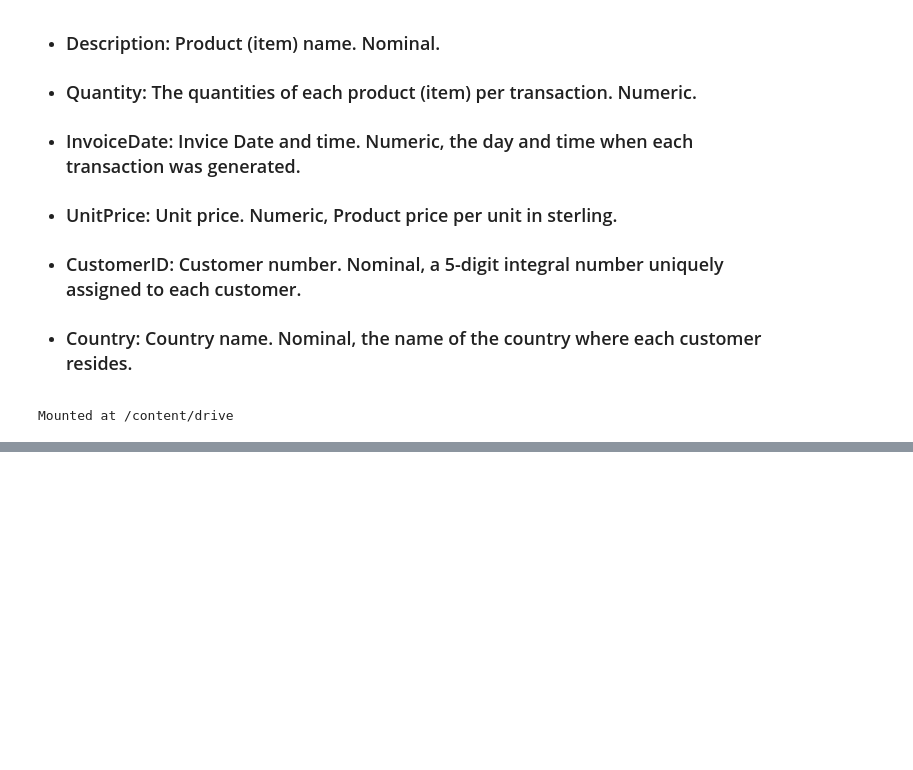
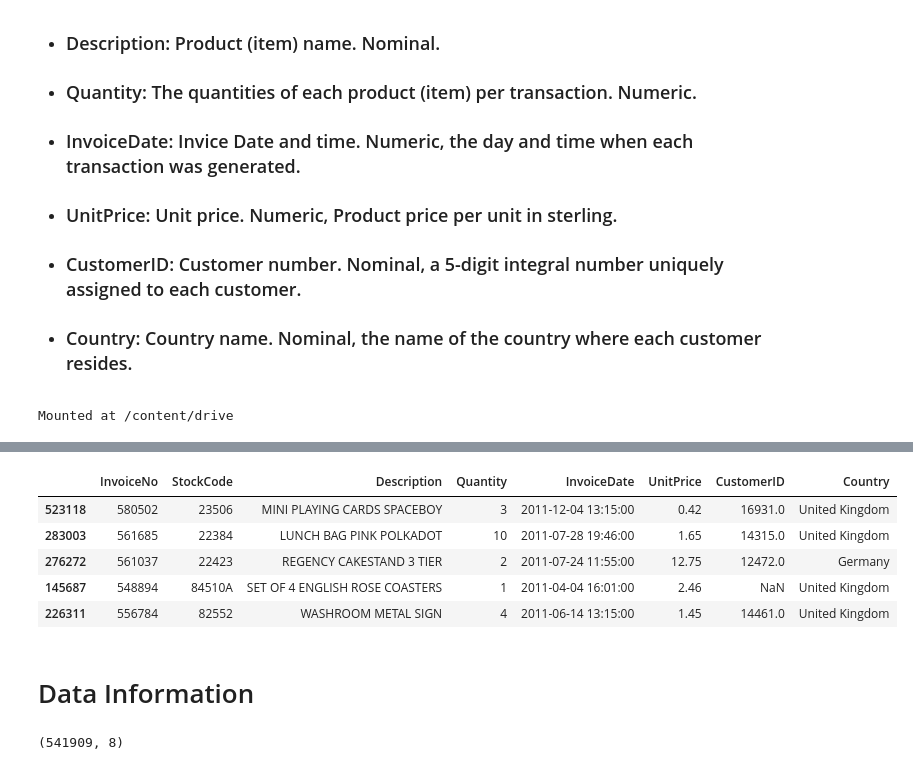
Before and after one commit to anupstar100/UML-Capston_Project-Customer_Segmentation, a Jupyter notebook: UML_Capston_Project_Online_Retail_Customer_Segmentation.ipynb, the cells around one changed output, grey strips where cells are left out. Saved outputs shown, nothing was run; the diff lists cells and outputs as text; code cells hidden in the pictures; blank space fills up the shorter version.

```diff
--- a/UML_Capston_Project_Online_Retail_Customer_Segmentation.ipynb
+++ b/UML_Capston_Project_Online_Retail_Customer_Segmentation.ipynb
@@ -43,0 +66,16 @@ df = pd.read_excel('/content/drive/MyDrive/Capston Project/Online Retail Custome
+# %%
+# random five rows
+df.sample(5)
+# %% [output]
+|  | InvoiceNo | StockCode | Description | Quantity | InvoiceDate | UnitPrice | CustomerID | Country |
+| 523118 | 580502 | 23506 | MINI PLAYING CARDS SPACEBOY | 3 | 2011-12-04 13:15:00 | 0.42 | 16931.0 | United Kingdom |
+| 283003 | 561685 | 22384 | LUNCH BAG PINK POLKADOT | 10 | 2011-07-28 19:46:00 | 1.65 | 14315.0 | United Kingdom |
+| 276272 | 561037 | 22423 | REGENCY CAKESTAND 3 TIER | 2 | 2011-07-24 11:55:00 | 12.75 | 12472.0 | Germany |
+| 145687 | 548894 | 84510A | SET OF 4 ENGLISH ROSE COASTERS | 1 | 2011-04-04 16:01:00 | 2.46 | NaN | United Kingdom |
+| 226311 | 556784 | 82552 | WASHROOM METAL SIGN | 4 | 2011-06-14 13:15:00 | 1.45 | 14461.0 | United Kingdom |
+# %% [markdown]
+# Data Information
+# %%
+df.shape
+# %% [output]
+(541909, 8)
```
Also changed, not shown: parts of 19 cells of this notebook.
